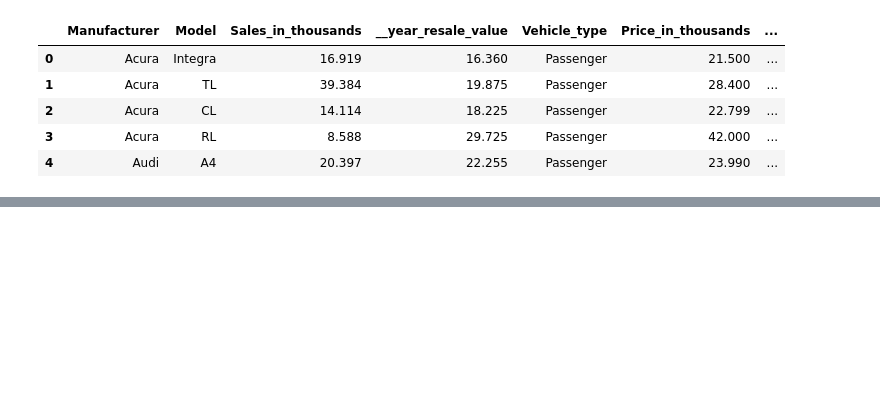
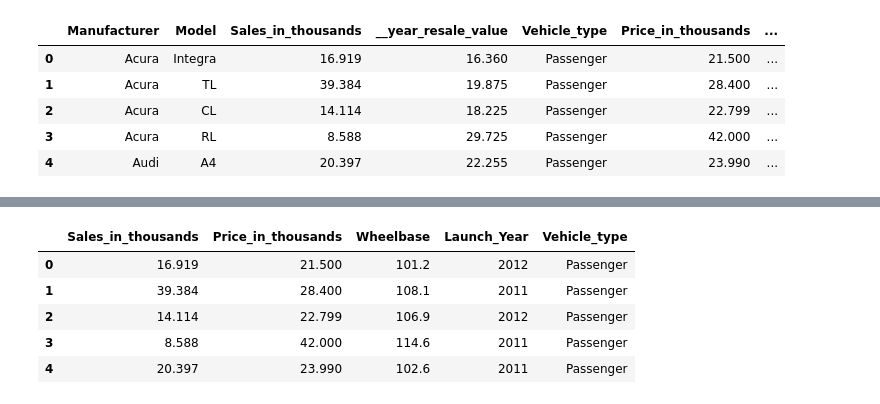
Before and after one commit to nnitika25-png/Car_sales, a Jupyter notebook: notebooks/04_Modeling_and_Insights.ipynb, the cells around one changed output, grey strips where cells are left out. Drawn from its saved outputs; the diff is of its cells as text; code cells hidden in the pictures; blank space fills up the shorter version.

Commit message:
modelling files updates

```diff
--- a/notebooks/04_Modeling_and_Insights.ipynb
+++ b/notebooks/04_Modeling_and_Insights.ipynb
@@ -31,0 +87,20 @@ df.head()
+# %%
+# Select features for modeling
+model_df = df[
+    [
+        "Sales_in_thousands",
+        "Price_in_thousands",
+        "Wheelbase",
+        "Launch_Year",
+        "Vehicle_type"
+    ]
+].copy()
+# Create a copy to avoid modifying the original dataframe
+model_df.head()
+# %% [output]
+|  | Sales_in_thousands | Price_in_thousands | Wheelbase | Launch_Year | Vehicle_type |
+| 0 | 16.919 | 21.500 | 101.2 | 2012 | Passenger |
+| 1 | 39.384 | 28.400 | 108.1 | 2011 | Passenger |
+| 2 | 14.114 | 22.799 | 106.9 | 2012 | Passenger |
+| 3 | 8.588 | 42.000 | 114.6 | 2011 | Passenger |
+| 4 | 20.397 | 23.990 | 102.6 | 2011 | Passenger |
```
Also changed, not shown: parts of 12 cells of this notebook.
